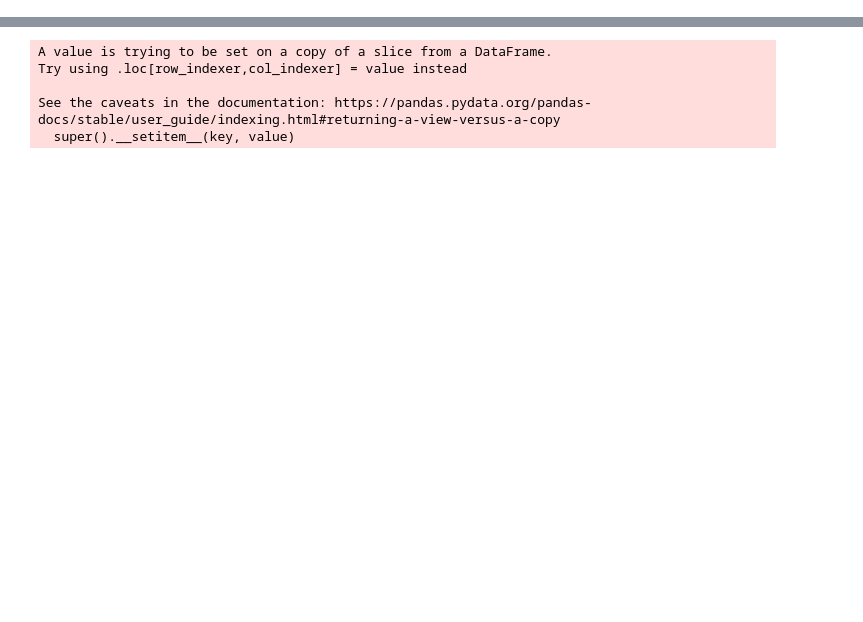
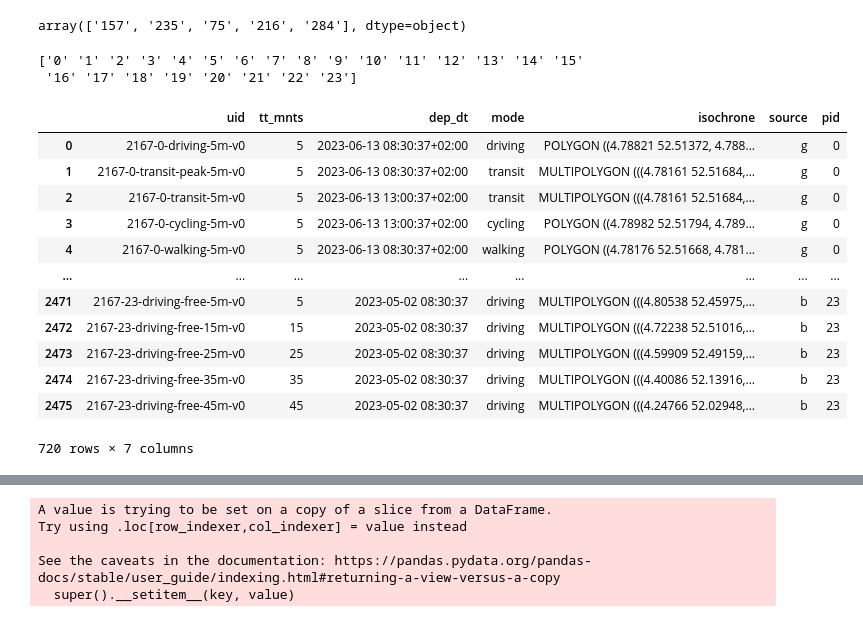
Before and after one commit to idegeus/UrbanTransportTimes, a Jupyter notebook: 2-notebooks/1.0-analyse-isochrones.ipynb, the cells around one changed output, grey strips where cells are left out. Saved outputs shown, nothing was run; the diff lists cells and outputs as text; code cells hidden in the pictures; blank space fills up the shorter version.

```diff
--- a/2-notebooks/1.0-analyse-isochrones.ipynb
+++ b/2-notebooks/1.0-analyse-isochrones.ipynb
@@ -70,0 +85,27 @@ INFO:root:Out of total 1960, 25.31% cached.
+# %%
+cached['pid'] = cached.uid.str.extract(r"\d*-(\d*)-\w*")
+points = np.random.choice(cached.pid.unique(), 5)
+points
+# %% [output]
+array(['157', '235', '75', '216', '284'], dtype=object)
+# %%
+sizes = cached.groupby('pid').size()
+cached2 = cached[cached.pid.isin(sizes[sizes == 30].index)]
+print(cached2.pid.unique())
+cached2
+# %% [output]
+['0' '1' '2' '3' '4' '5' '6' '7' '8' '9' '10' '11' '12' '13' '14' '15'
+ '16' '17' '18' '19' '20' '21' '22' '23']
+|  | uid | tt_mnts | dep_dt | mode | isochrone | source | pid |
+| 0 | 2167-0-driving-5m-v0 | 5 | 2023-06-13 08:30:37+02:00 | driving | POLYGON ((4.78821 52.51372, 4.788... | g | 0 |
+| 1 | 2167-0-transit-peak-5m-v0 | 5 | 2023-06-13 08:30:37+02:00 | transit | MULTIPOLYGON (((4.78161 52.51684,... | g | 0 |
+| 2 | 2167-0-transit-5m-v0 | 5 | 2023-06-13 13:00:37+02:00 | transit | MULTIPOLYGON (((4.78161 52.51684,... | g | 0 |
+| 3 | 2167-0-cycling-5m-v0 | 5 | 2023-06-13 13:00:37+02:00 | cycling | POLYGON ((4.78982 52.51794, 4.789... | g | 0 |
+| 4 | 2167-0-walking-5m-v0 | 5 | 2023-06-13 08:30:37+02:00 | walking | POLYGON ((4.78176 52.51668, 4.781... | g | 0 |
+| ... | ... | ... | ... | ... | ... | ... | ... |
+| 2471 | 2167-23-driving-free-5m-v0 | 5 | 2023-05-02 08:30:37 | driving | MULTIPOLYGON (((4.80538 52.45975,... | b | 23 |
+| 2472 | 2167-23-driving-free-15m-v0 | 15 | 2023-05-02 08:30:37 | driving | MULTIPOLYGON (((4.72238 52.51016,... | b | 23 |
+| 2473 | 2167-23-driving-free-25m-v0 | 25 | 2023-05-02 08:30:37 | driving | MULTIPOLYGON (((4.59909 52.49159,... | b | 23 |
+| 2474 | 2167-23-driving-free-35m-v0 | 35 | 2023-05-02 08:30:37 | driving | MULTIPOLYGON (((4.40086 52.13916,... | b | 23 |
+| 2475 | 2167-23-driving-free-45m-v0 | 45 | 2023-05-02 08:30:37 | driving | MULTIPOLYGON (((4.24766 52.02948,... | b | 23 |
+720 rows × 7 columns
```
Also changed, not shown: parts of 8 cells of this notebook, 2 other files.
